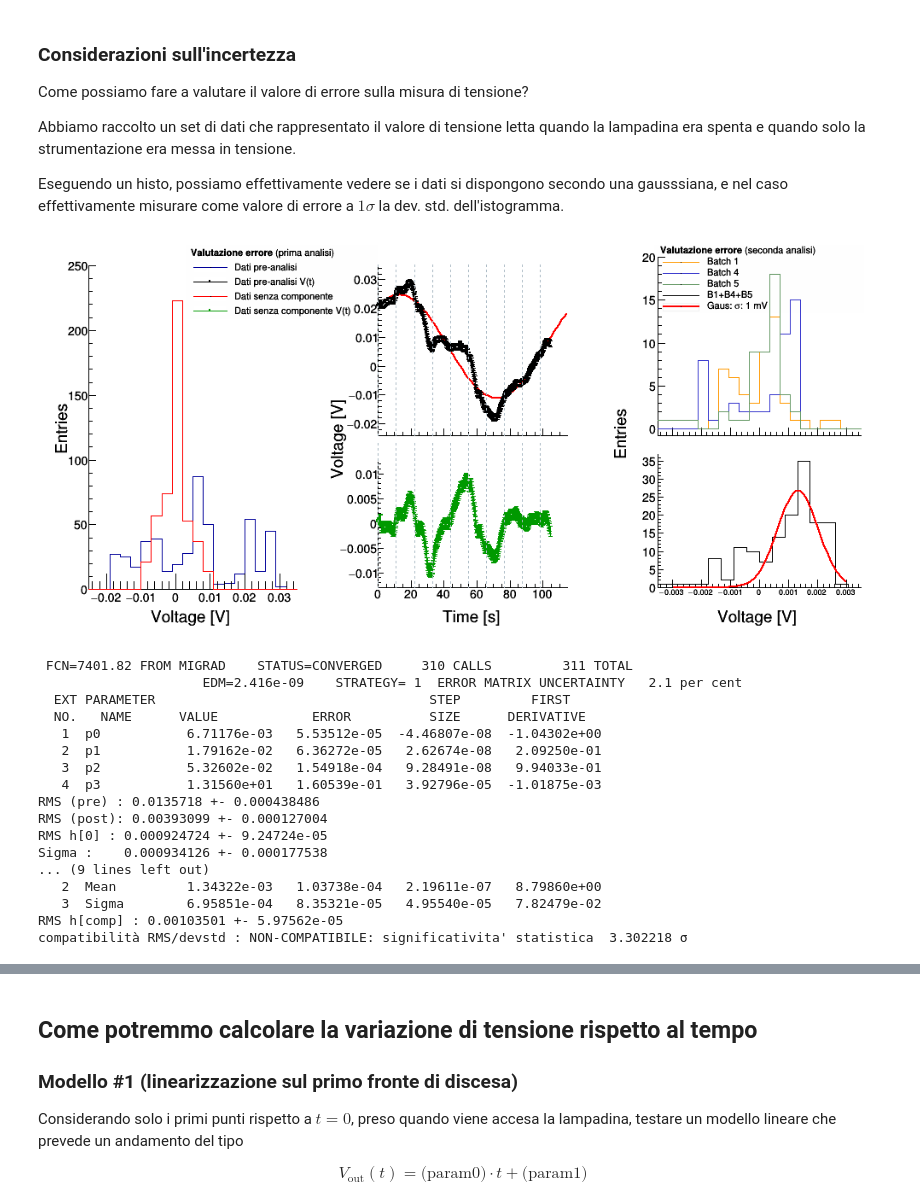
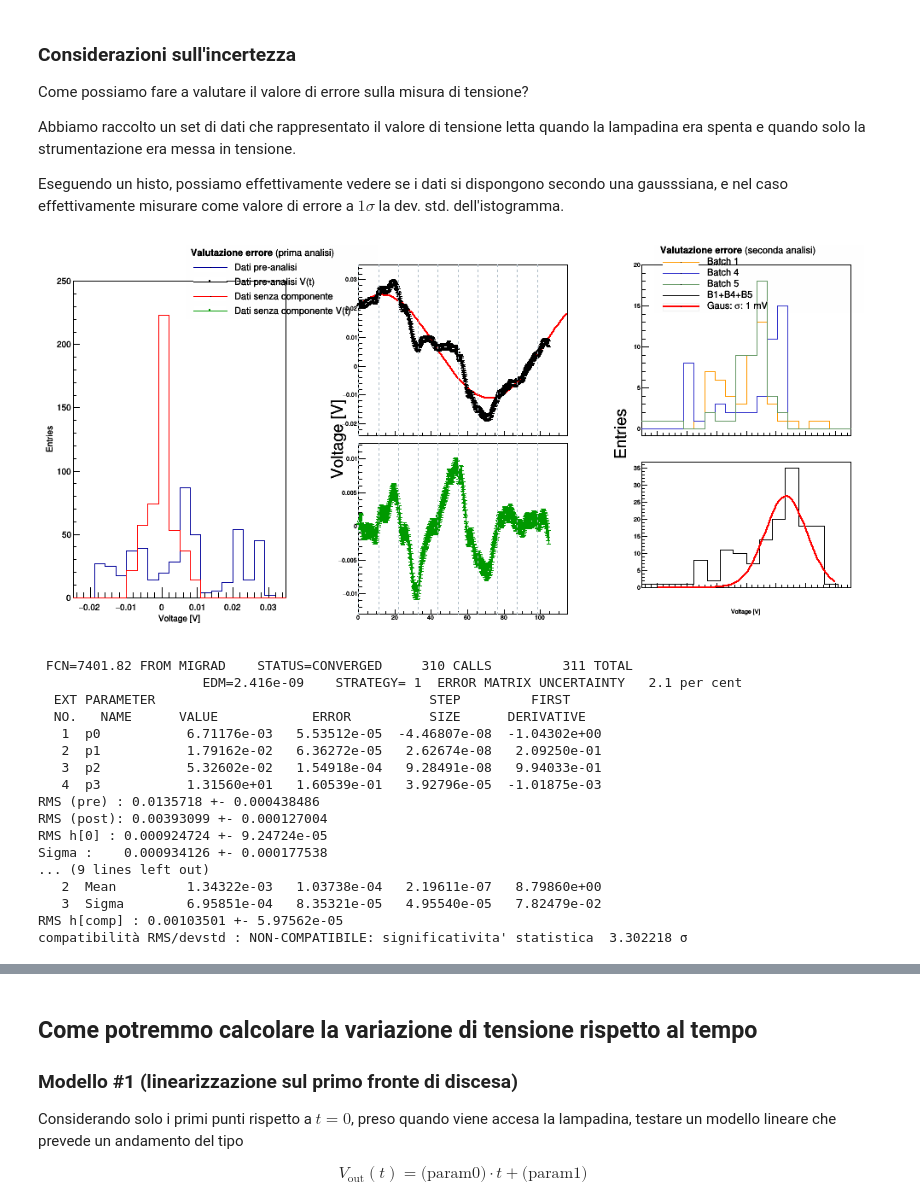
Before and after one commit to mattiasotgia/Lab2, a Jupyter notebook: esperienza_4__irraggiamento_lampadina/analisi_dati/2021_12_21_data_analysis_LAB_R2.ipynb, the cells around one changed output, grey strips where cells are left out. Saved outputs shown, nothing was run; the diff lists cells and outputs as text; code cells hidden in the pictures.

```diff
--- a/esperienza_4__irraggiamento_lampadina/analisi_dati/2021_12_21_data_analysis_LAB_R2.ipynb
+++ b/esperienza_4__irraggiamento_lampadina/analisi_dati/2021_12_21_data_analysis_LAB_R2.ipynb
@@ -179,6 +180,7 @@ std::string rumore = "../dati/valutazione_rumore.txt";
 
 TCanvas *c2 = new TCanvas("","",1000, 500);
 //graphset::setcanvas(c2,3,1);
+c2->Divide(3,1);
 
 TLegend *l3 = new TLegend(0.175, 0.8, 0.4, 0.98);
 l3->SetHeader("#bf{Valutazione errore} (prima analisi)");
@@ -201,17 +203,19 @@ for(int j=0; file >> T >> V >> eV >> range >> crange; j++){
 }
 
 c2->cd(1);
-graphset::setcanvas(c2->cd(1));
+//graphset::setcanvas(c2->cd(1));
 hist->Draw("HIST");
 hist->GetYaxis()->SetRangeUser(0,250);
-graphset::set_TGraphAxis(hist, "Entries", 1.5, "Voltage [V]");
+//graphset::set_TGraphAxis(hist, "Entries", 1.5, "Voltage [V]");
+set_axis(hist, "Voltage [V]", "Entries");
 
-c2->cd(2);
+auto c2_2 = c2->cd(2);
+c2_2->Divide(1,2);
+//graphset::setcanvas(c2->cd(2), 1,2);
 
-graphset::setcanvas(c2->cd(2), 1,2);
 c2->cd(2)->cd(1);
 c2->cd(2)->cd(1)->SetBottomMargin(0);
-c2->cd(2)->cd(1)->SetLeftMargin(0.175);
+//c2->cd(2)->cd(1)->SetLeftMargin(0.175);
 ghist->Draw("ap");
 for(int j=0; j<ghist->GetN(); j++){
     double T_=ghist->GetX()[j];
@@ -222,8 +226,9 @@ for(int j=0; j<ghist->GetN(); j++){
         line->Draw();
     }
 }
-graphset::set_TGraphAxis(ghist, "", 0, "Time [s]");
-ghist->GetYaxis()->SetTitleOffset(1.75);
+//graphset::set_TGraphAxis(ghist, "", 0, "Time [s]");
+set_axis(ghist, "Time [s]", "");
+//ghist->GetYaxis()->SetTitleOffset(1.75);
 TF1 *sin = new TF1("sin", "[0]+[1]*cos([2]*(x-[3]))");
 sin->SetParameters(0.005, 0.06, 0.03, 50);
 const double* params = sin->GetParameters();
@@ -251,9 +256,13 @@ for(int j=0; j<ghist->GetN(); j++){
 hist_corrected->Draw("SAME");
 
 c2->cd(2)->cd(2);
-c2->cd(2)->cd(2)->SetBottomMargin(0.24);
-c2->cd(2)->cd(2)->SetLeftMargin(0.175);
-graphset::set_TGraphAxis(ghist_corrected, "", 0, "Time [s]");
+c2->cd(2)->cd(2)->SetTopMargin(0);
+//c2->cd(2)->cd(2)->SetBottomMargin(0.24);
+//c2->cd(2)->cd(2)->SetLeftMargin(0.175);
+
+//graphset::set_TGraphAxis(ghist_corrected, "", 0, "Time [s]");
+set_axis(ghist_corrected, "Time [s]", "");
+
 ghist_corrected->GetXaxis()->SetTitleOffset(2.25);
 ghist_corrected->Draw("AP");
 for(int j=0; j<ghist_corrected->GetN(); j++){
@@ -272,7 +281,7 @@ std::cout << "RMS (pre) : " << hist->GetRMS() << " +- " << hist->GetRMSError() <
 
 c2->cd(3)->Divide(1,2);
 
-graphset::setcanvas(c2->cd(3)->cd(1));
+//graphset::setcanvas(c2->cd(3)->cd(1));
 c2->cd(3)->cd(1)->SetBottomMargin(0);
 std::ifstream *batch_div = new ifstream(rumore.c_str());
 int b = 0;
@@ -280,7 +289,8 @@ double xminv[10] = {0.016, 0.01, 0, 0, 0, -0.02, -0.02, -0.02, -0.01, 0};
 double xmaxv[10] = {0.028, 0.03, 0.03, 0.02, 0.02, 0.01, 0, 0, 0.01, 0.02};
 TH1D *gen = new TH1D("H_", "", 20, 0, 0);
 
-graphset::set_TGraphAxis(gen, "", 1, "Voltage [V]");
+//graphset::set_TGraphAxis(gen, "", 1, "Voltage [V]");
+set_axis(gen, "Voltage [V]", "");
 gen->GetXaxis()->SetLabelSize(10);
 
 TLegend *l4 = new TLegend(0.15, 0.65, 0.95, 1);
@@ -323,7 +333,8 @@ do{
 }while(b!=10);
 
 
-graphset::setcanvas(c2->cd(3)->cd(2));
+//graphset::setcanvas(c2->cd(3)->cd(2));
+c2->cd(3)->cd(2);
 c2->cd(3)->cd(2)->SetBottomMargin(0.24);
 TH1D *comp = new TH1D(*h_zeroed[0]);
 comp->Add(h_zeroed[3]);
@@ -344,35 +355,35 @@ l3->AddEntry(ghist, "Dati pre-analisi V(t)");
 l3->AddEntry(hist_corrected, "Dati senza componente");
 l3->AddEntry(ghist_corrected, "Dati senza componente V(t)");
 c2->cd();
 l3->Draw();
 
 RFile->WriteObject(hist, "error_Hist");
 RFile->WriteObject(ghist, "error_GHist");
 RFile->WriteObject(hist_corrected, "error_Hist_corr");
 RFile->WriteObject(ghist_corrected, "error_GHist_corr");
 
 c2->cd(2);
 TLatex *ytitlec2 = new TLatex();
 ytitlec2->SetTextFont(43);
 ytitlec2->SetTextSize(21);
 ytitlec2->SetTextAngle(90);
 ytitlec2->DrawLatexNDC(0.05, 0.4, "Voltage [V]");
 
 c2->cd(3);
 ytitlec2->DrawLatexNDC(0.05, 0.45, "Entries");
 
 c2->cd(3)->cd(1);
 l4->AddEntry(comp, "B1+B4+B5");
 l4->AddEntry(gaus, Form("Gaus: #sigma: %d mV", 1));
 l4->Draw();
 
 c2->Draw();
-c2->SaveAs("../fig/ErrVal2.pdf");
+//c2->SaveAs("../fig/ErrVal2.pdf");
 
 std::cout << "compatibilità RMS/devstd : " << stattools::compatible(comp->GetRMS(), comp->GetRMSError(),
                                                                     gaus->GetParameter(2), gaus->GetParError(2)) << std::endl;
 # %% [output]
-[figure, old version]
+[figure, new version]
  FCN=7401.82 FROM MIGRAD    STATUS=CONVERGED     310 CALLS         311 TOTAL
                      EDM=2.416e-09    STRATEGY= 1  ERROR MATRIX UNCERTAINTY   2.1 per cent
   EXT PARAMETER                                   STEP         FIRST
```
Also changed, not shown: parts of 7 cells of this notebook, 2 other files.
